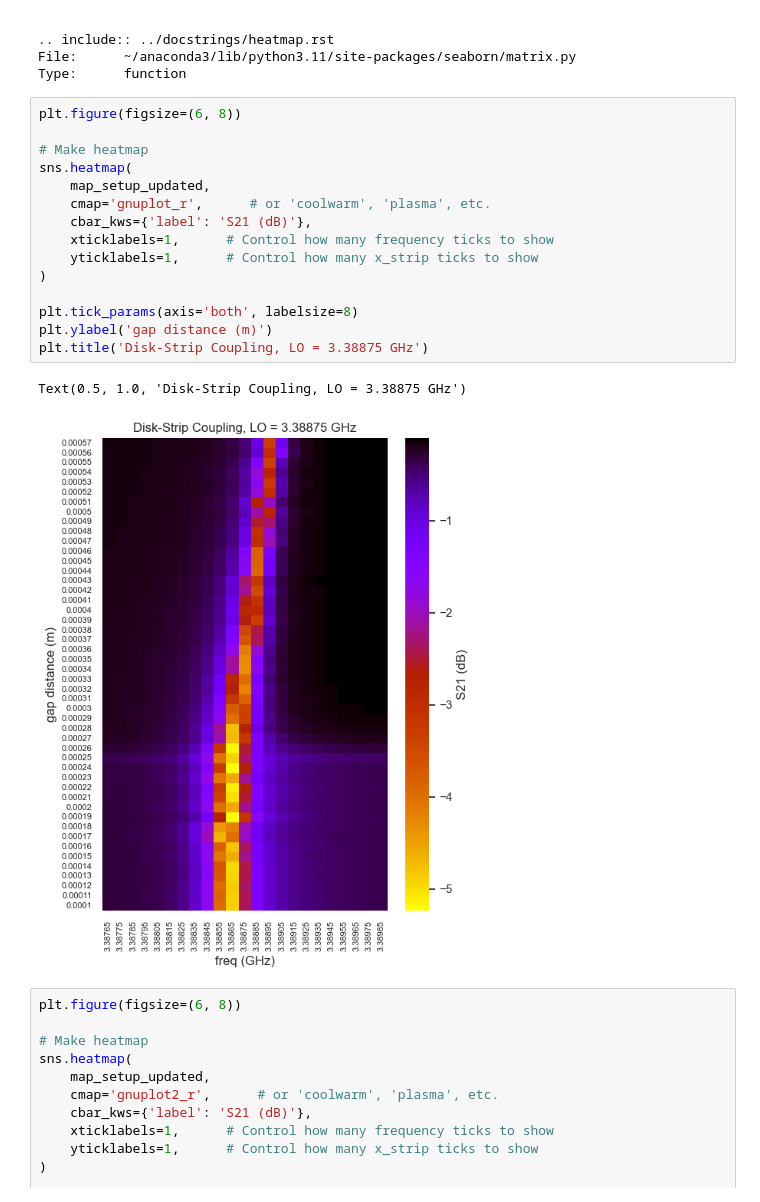
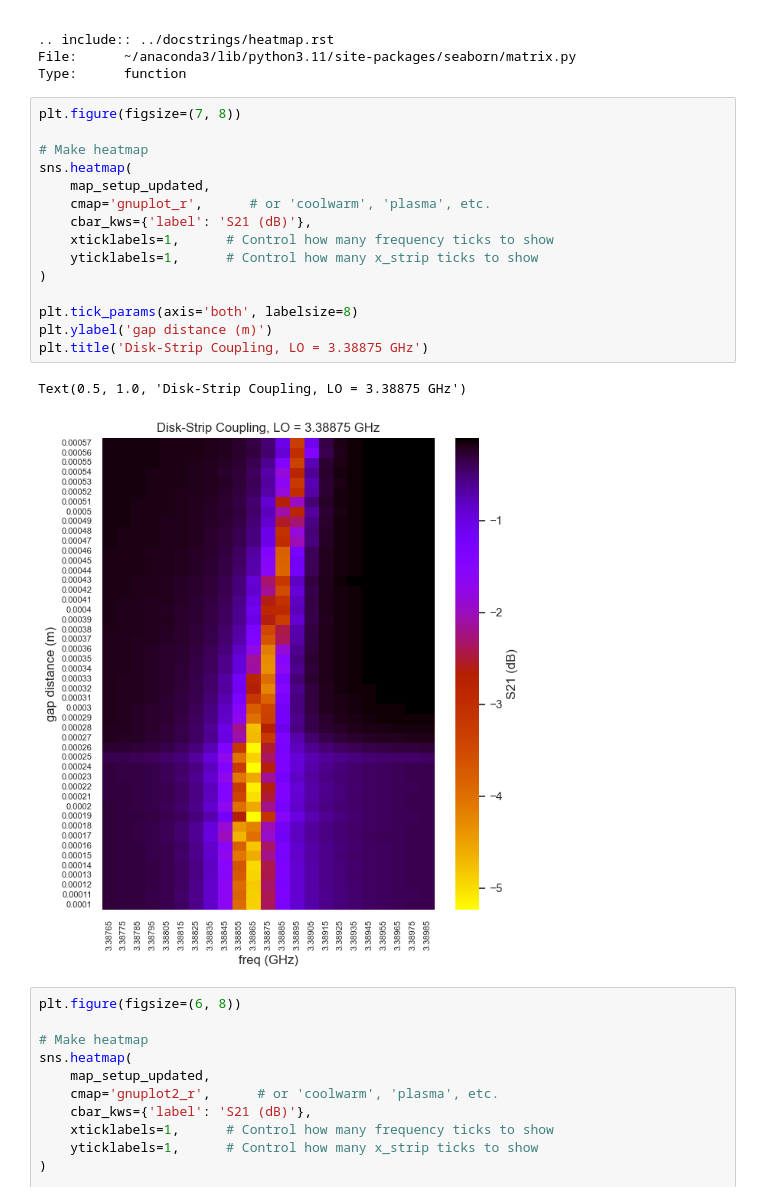
Before and after one commit to leay01/whispering_gallery_MAIN, a Jupyter notebook: wgm_code/COMSOL_analysis/WGM_LN2.ipynb, the cells around one changed output. Saved outputs shown, nothing was run; the diff lists cells and outputs as text.

Commit message:
plotting

```diff
--- a/wgm_code/COMSOL_analysis/WGM_LN2.ipynb
+++ b/wgm_code/COMSOL_analysis/WGM_LN2.ipynb
@@ -337,23 +356,23 @@ sns.heatmap(
 File:      ~/anaconda3/lib/python3.11/site-packages/seaborn/matrix.py
 Type:      function
 # %%
-plt.figure(figsize=(6, 8))
+plt.figure(figsize=(7, 8))
 
 # Make heatmap
 sns.heatmap(
     map_setup_updated,
     cmap='gnuplot_r',      # or 'coolwarm', 'plasma', etc.
     cbar_kws={'label': 'S21 (dB)'},
     xticklabels=1,      # Control how many frequency ticks to show
     yticklabels=1,      # Control how many x_strip ticks to show
 )
 
 plt.tick_params(axis='both', labelsize=8)
 plt.ylabel('gap distance (m)')
 plt.title('Disk-Strip Coupling, LO = 3.38875 GHz')
 # %% [output]
 Text(0.5, 1.0, 'Disk-Strip Coupling, LO = 3.38875 GHz')
-[figure, old version]
+[figure, new version]
 # %%
 plt.figure(figsize=(6, 8))
 
```
Also changed, not shown: parts of 3 cells of this notebook, 10 other files.
